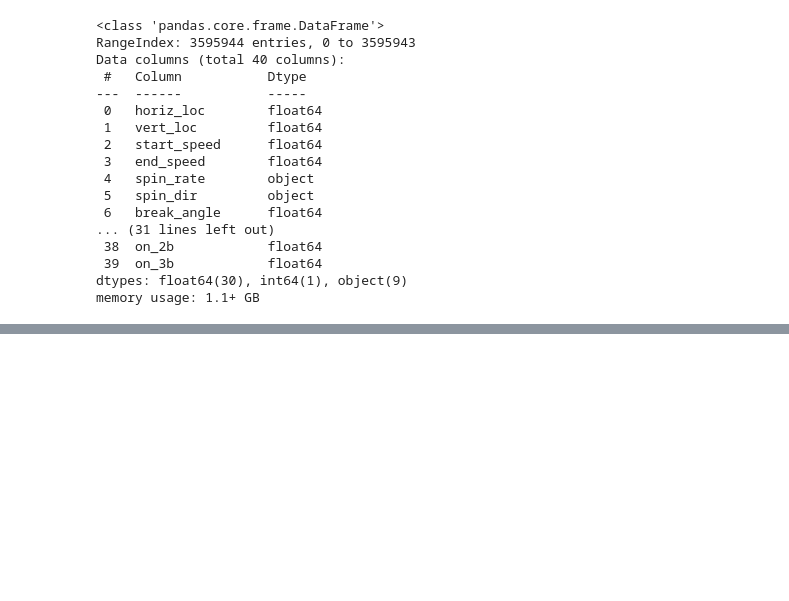
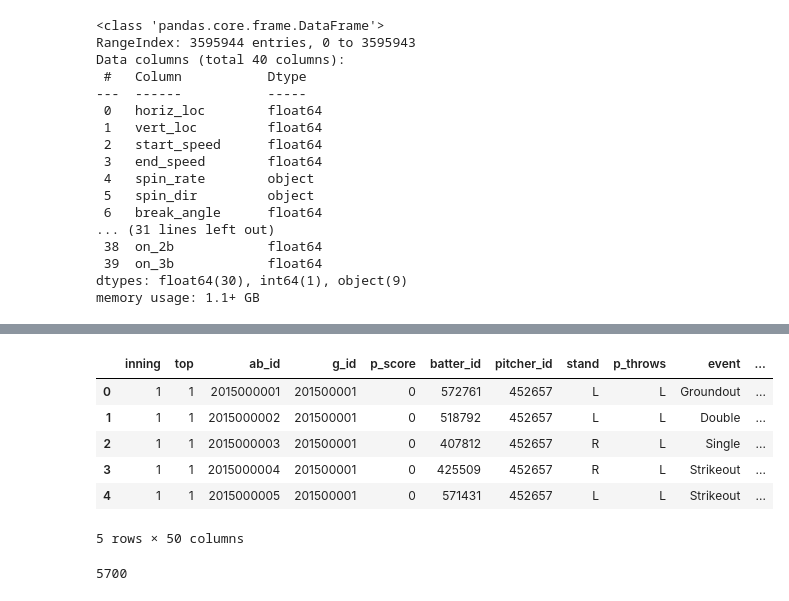
Before and after one commit to dangrosen/pitch-type-analysis, a Jupyter notebook: first_draft.ipynb, the cells around one changed output, grey strips where cells are left out. Cells and saved outputs as stored; diff of their text form; code cells hidden in the pictures; blank space fills up the shorter version.

```diff
--- a/first_draft.ipynb
+++ b/first_draft.ipynb
@@ -223,0 +191,5 @@ memory usage: 1.1+ GB
+# %%
+# change ab_id in atbats_all from integers to strings
+
+atbats_all['ab_id'] = atbats_all['ab_id'].astype(str)
+atbats_all.info()
@@ -223,0 +244,16 @@ memory usage: 1.1+ GB
+# %%
+# sanity check
+
+df.head()
+# %% [output]
+|  | inning | top | ab_id | g_id | p_score | batter_id | pitcher_id | stand | p_throws | event | ... |
+| 0 | 1 | 1 | 2015000001 | 201500001 | 0 | 572761 | 452657 | L | L | Groundout | ... |
+| 1 | 1 | 1 | 2015000002 | 201500001 | 0 | 518792 | 452657 | L | L | Double | ... |
+| 2 | 1 | 1 | 2015000003 | 201500001 | 0 | 407812 | 452657 | R | L | Single | ... |
+| 3 | 1 | 1 | 2015000004 | 201500001 | 0 | 425509 | 452657 | R | L | Strikeout | ... |
+| 4 | 1 | 1 | 2015000005 | 201500001 | 0 | 571431 | 452657 | L | L | Strikeout | ... |
+5 rows × 50 columns
+# %%
+df['pitch_type'].isna().sum()
+# %% [output]
+5700
```
Also changed, not shown: parts of 18 cells of this notebook.
